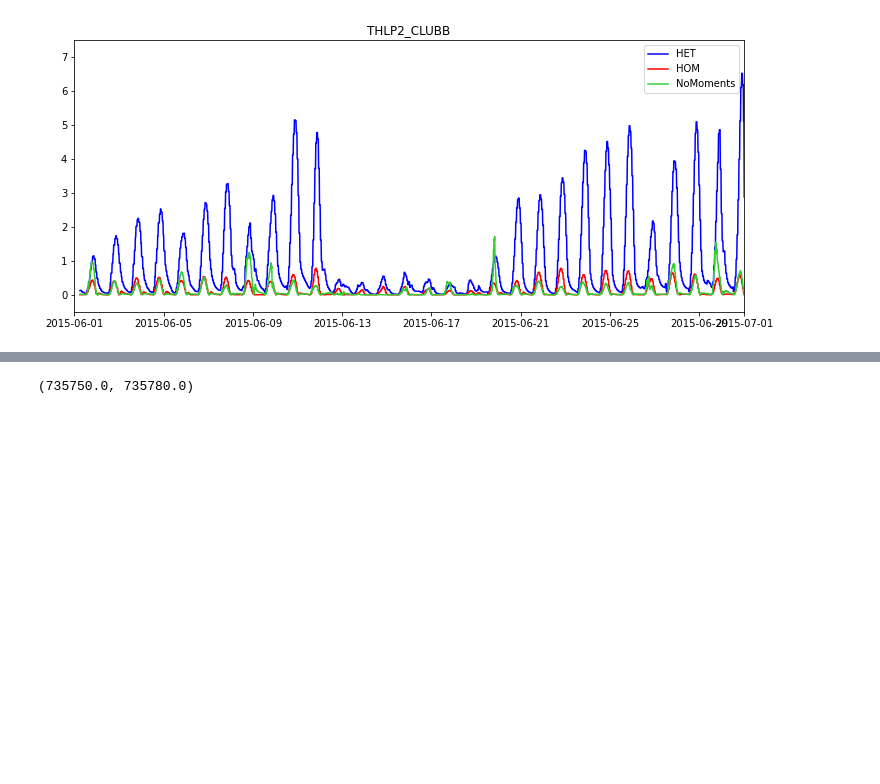
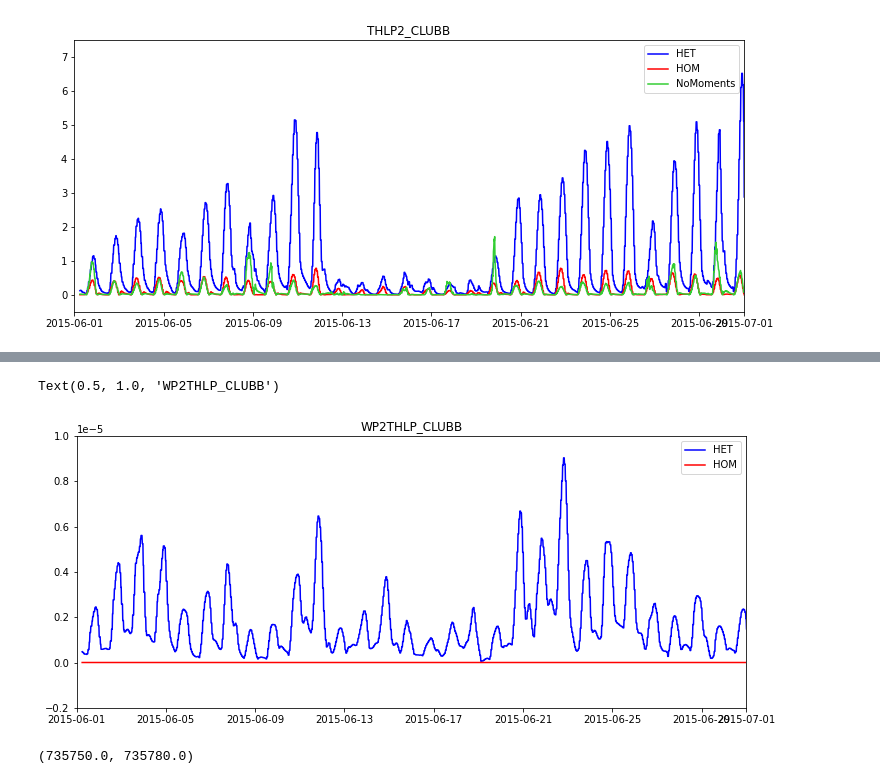
Before and after one commit to megandevlan/CLASP-CESM2_analysis, a Jupyter notebook: SCAM_timeseries.ipynb, the cells around one changed output, grey strips where cells are left out. Cells and saved outputs as stored; diff of their text form; code cells hidden in the pictures; blank space fills up the shorter version.

```diff
--- a/SCAM_timeseries.ipynb
+++ b/SCAM_timeseries.ipynb
@@ -157,3 +172,18 @@ Text(0.5, 1.0, 'THLP2_CLUBB')
+# %%
+fig, ax1 = plt.subplots(1,1, figsize=(12, 5),
+                     facecolor='w', edgecolor='k')
+
+
+ax1.plot(timesHTG,np.squeeze(htgDS.WP2THLP_CLUBB.values)[:,-1],'b',label='HET')
+ax1.plot(timesHMG,np.squeeze(hmgDS.WP2THLP_CLUBB.values)[:,-1],'r',label='HOM')
+#ax1.plot(timesNoMom,np.squeeze(noMomDS.WPTHLP2_CLUBB.values)[:,-1],'limegreen',label='NoMoments')
+ax1.legend()
+ax1.set_ylim([-2e-6,1e-5])
+ax1.set_xlim(datetime.date(2015,6,1), datetime.date(2015,7,1))
+ax1.set_title('WP2THLP_CLUBB')
+# %% [output]
+Text(0.5, 1.0, 'WP2THLP_CLUBB')
+[figure, added]
 # %%
 # fig, ax1 = plt.subplots(1,1, figsize=(12, 5),
 #                      facecolor='w', edgecolor='k')
```
Also changed, not shown: parts of 8 cells of this notebook.
